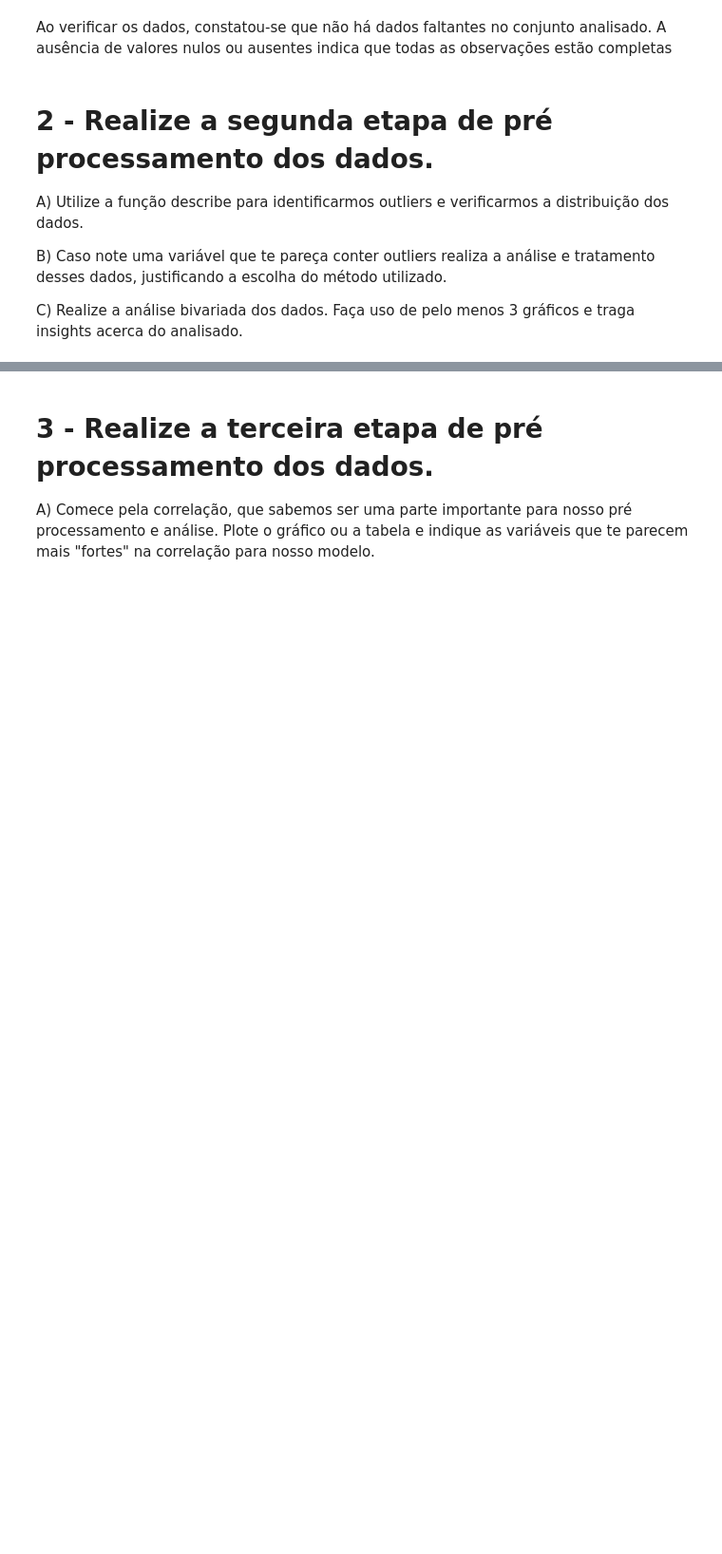
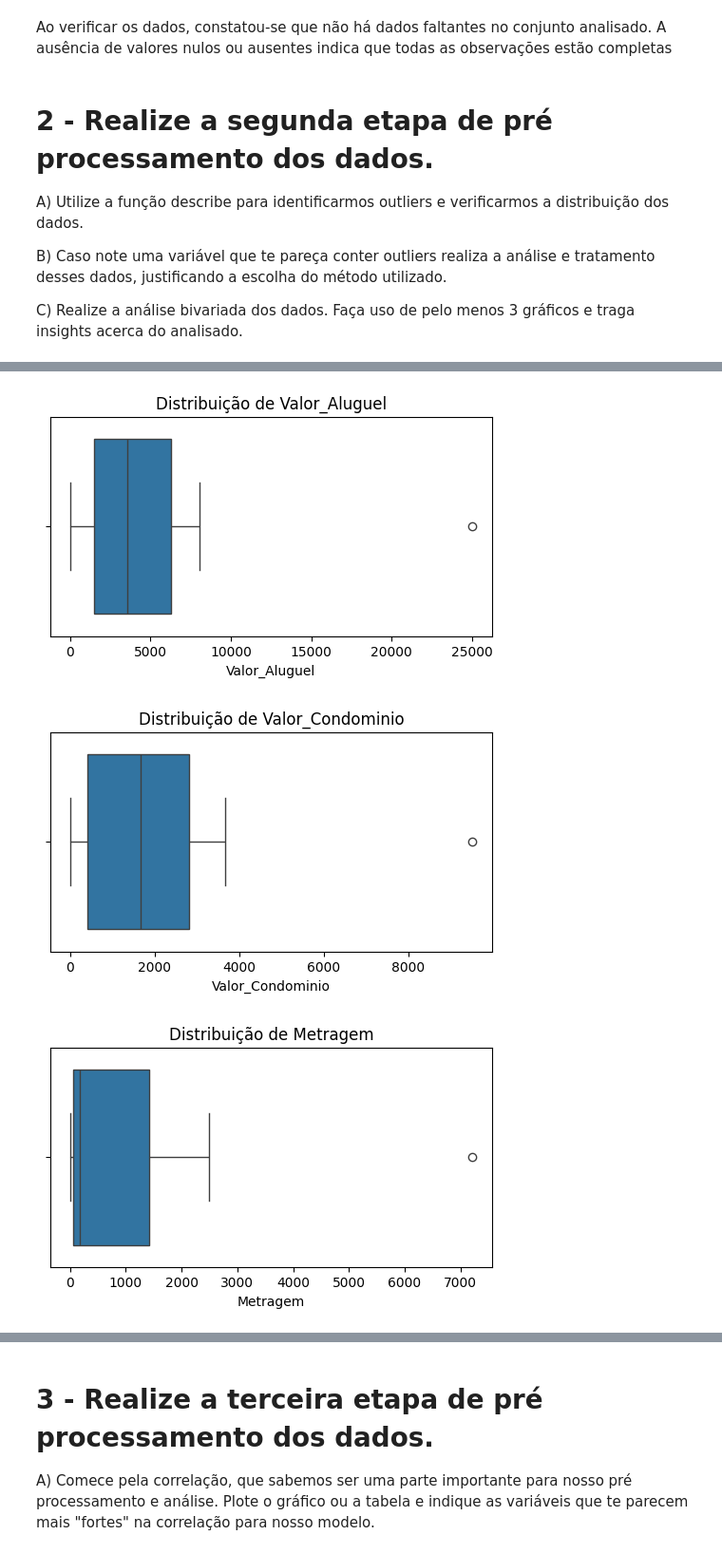
Before and after one commit to RToyoyama/Modulo_18_EBAC, a Jupyter notebook: Notebooks/Profissao Cientista de Dados M18 Pratique.ipynb, the cells around one changed output, grey strips where cells are left out. Shown at 95% size. Cells and saved outputs as stored; diff of their text form; code cells hidden in the pictures; blank space fills up the shorter version.

```diff
--- a/Notebooks/Profissao Cientista de Dados M18 Pratique.ipynb
+++ b/Notebooks/Profissao Cientista de Dados M18 Pratique.ipynb
@@ -95,0 +96,3 @@ C) Realize a análise bivariada dos dados. Faça uso de pelo menos 3 gráficos e
+# %%
+df = df.describe()
+print('\n\nEstatísticas descritivas:\n\n', df)
@@ -95,0 +117,13 @@ C) Realize a análise bivariada dos dados. Faça uso de pelo menos 3 gráficos e
+# %%
+cols = ['Valor_Aluguel', 'Valor_Condominio', 'Metragem', 'N_Quartos',
+        'N_banheiros', 'N_Suites', 'N_Vagas']
+
+for col in cols:
+    plt.figure(figsize=(6, 3))
+    sns.boxplot(x=df[col])
+    plt.title(f'Distribuição de {col}')
+    plt.show()
+# %% [output]
+[figure, added]
+[figure, added]
+[figure, added]
```
Also changed, not shown: parts of 12 cells of this notebook.
